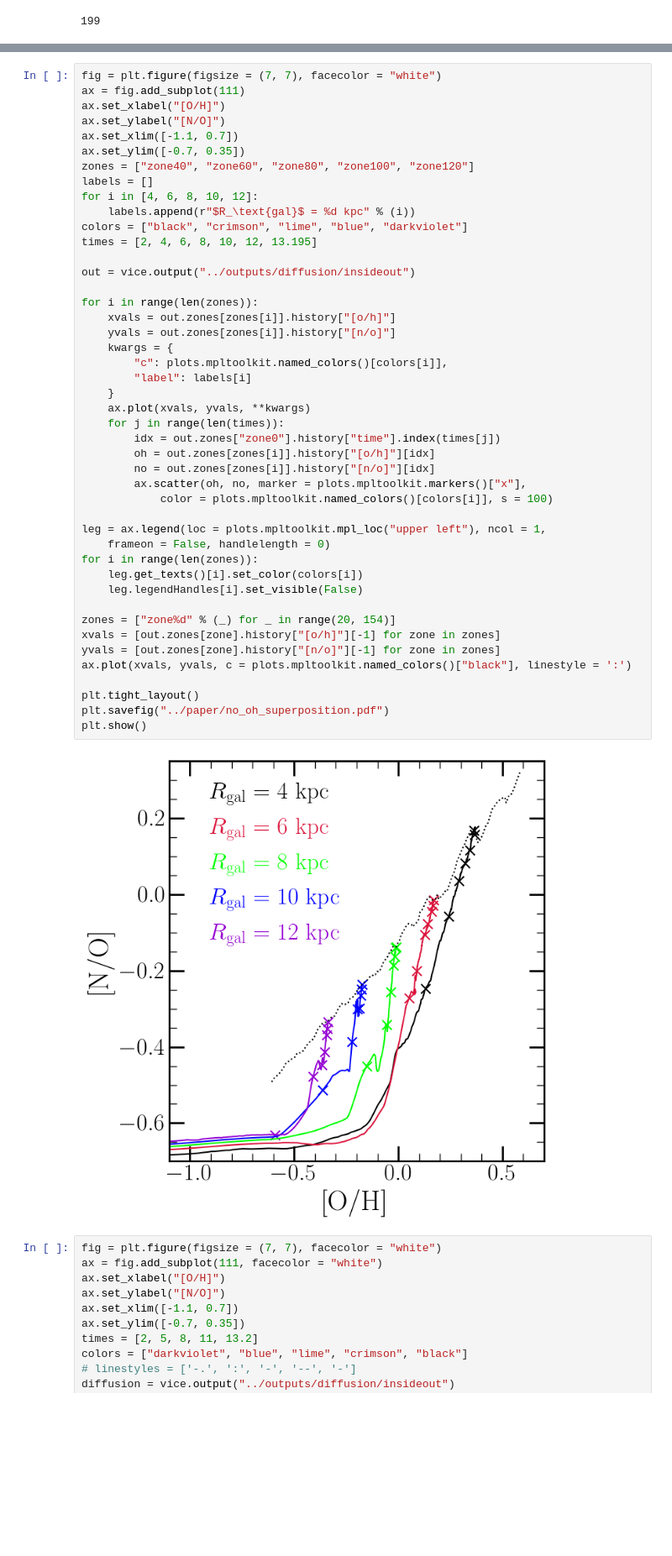
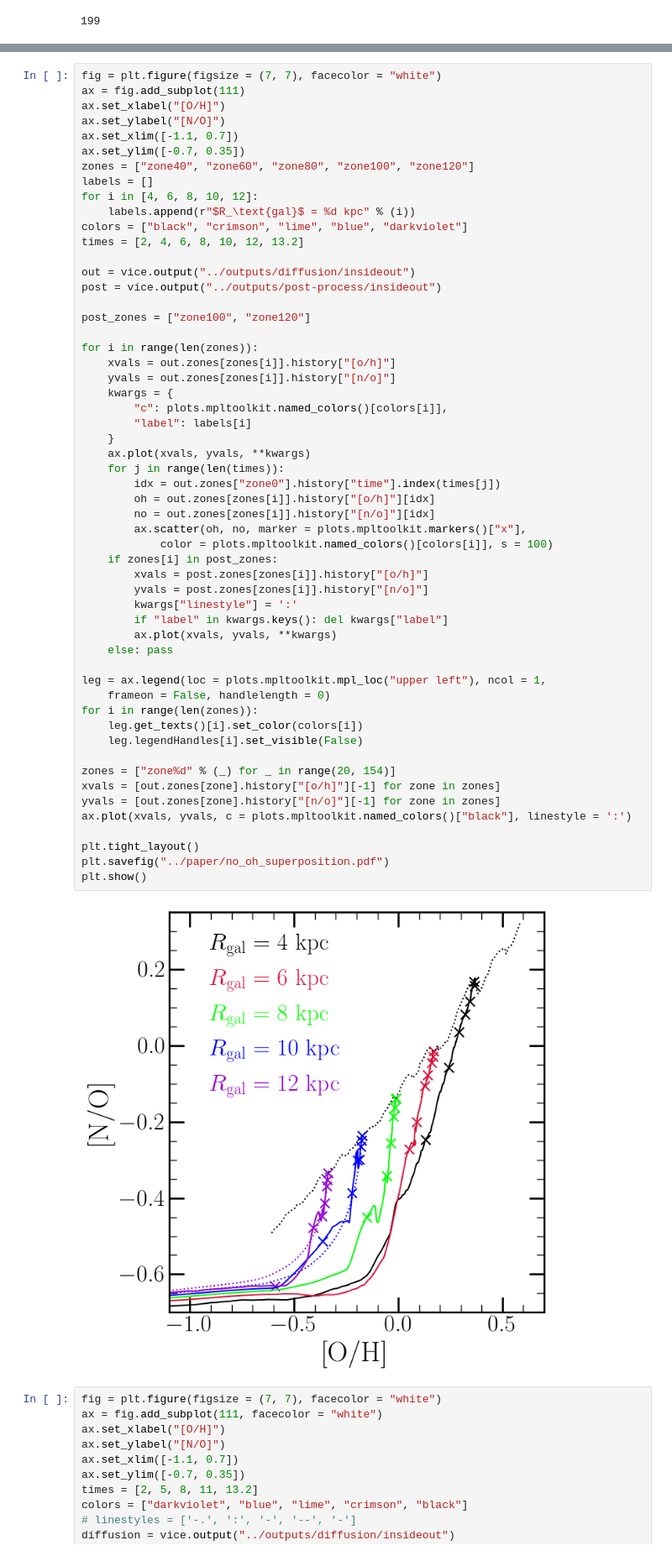
Before and after one commit to giganano/AGBmigration, a Jupyter notebook: notebooks/paper_plots.ipynb, the cells around one changed output, grey strips where cells are left out. Shown at 84% size. Saved outputs shown, nothing was run; the diff lists cells and outputs as text; blank space fills up the shorter version.

```diff
--- a/notebooks/paper_plots.ipynb
+++ b/notebooks/paper_plots.ipynb
@@ -886,41 +886,51 @@ labels = []
 for i in [4, 6, 8, 10, 12]:
     labels.append(r"$R_\text{gal}$ = %d kpc" % (i))
 colors = ["black", "crimson", "lime", "blue", "darkviolet"]
-times = [2, 4, 6, 8, 10, 12, 13.195]
+times = [2, 4, 6, 8, 10, 12, 13.2]
 
 out = vice.output("../outputs/diffusion/insideout")
+post = vice.output("../outputs/post-process/insideout")
+
+post_zones = ["zone100", "zone120"]
 
 for i in range(len(zones)):
     xvals = out.zones[zones[i]].history["[o/h]"]
     yvals = out.zones[zones[i]].history["[n/o]"]
     kwargs = {
         "c": plots.mpltoolkit.named_colors()[colors[i]],
         "label": labels[i]
     }
     ax.plot(xvals, yvals, **kwargs)
     for j in range(len(times)):
         idx = out.zones["zone0"].history["time"].index(times[j])
         oh = out.zones[zones[i]].history["[o/h]"][idx]
         no = out.zones[zones[i]].history["[n/o]"][idx]
         ax.scatter(oh, no, marker = plots.mpltoolkit.markers()["x"],
             color = plots.mpltoolkit.named_colors()[colors[i]], s = 100)
+    if zones[i] in post_zones:
+        xvals = post.zones[zones[i]].history["[o/h]"]
+        yvals = post.zones[zones[i]].history["[n/o]"]
+        kwargs["linestyle"] = ':'
+        if "label" in kwargs.keys(): del kwargs["label"]
+        ax.plot(xvals, yvals, **kwargs)
+    else: pass
 
 leg = ax.legend(loc = plots.mpltoolkit.mpl_loc("upper left"), ncol = 1,
     frameon = False, handlelength = 0)
 for i in range(len(zones)):
     leg.get_texts()[i].set_color(colors[i])
     leg.legendHandles[i].set_visible(False)
 
 zones = ["zone%d" % (_) for _ in range(20, 154)]
 xvals = [out.zones[zone].history["[o/h]"][-1] for zone in zones]
 yvals = [out.zones[zone].history["[n/o]"][-1] for zone in zones]
 ax.plot(xvals, yvals, c = plots.mpltoolkit.named_colors()["black"], linestyle = ':')
 
 plt.tight_layout()
 plt.savefig("../paper/no_oh_superposition.pdf")
 plt.show()
 # %% [output]
-[figure, old version]
+[figure, new version]
 # %%
 fig = plt.figure(figsize = (7, 7), facecolor = "white")
 ax = fig.add_subplot(111, facecolor = "white")
```
Also changed, not shown: 13 other files.
